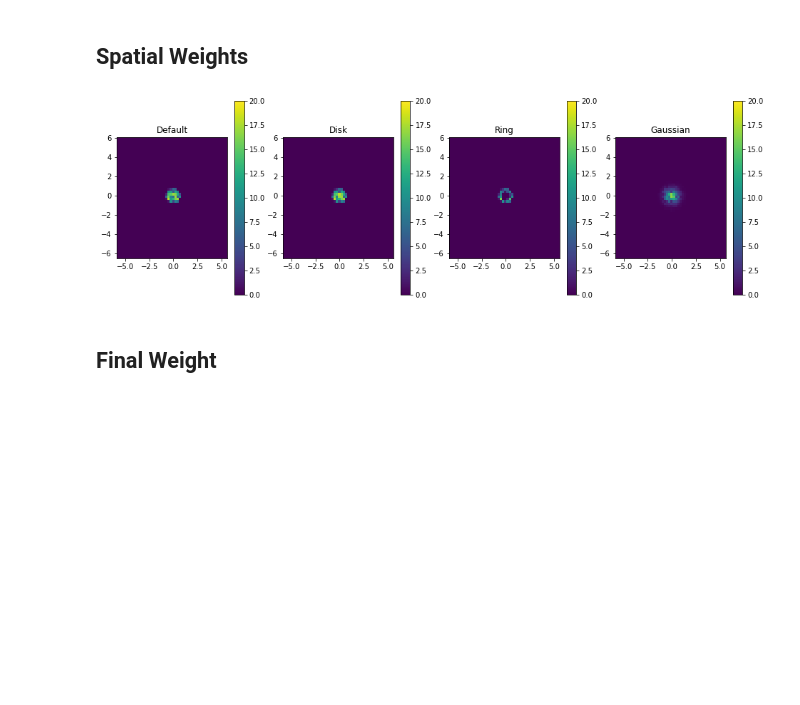
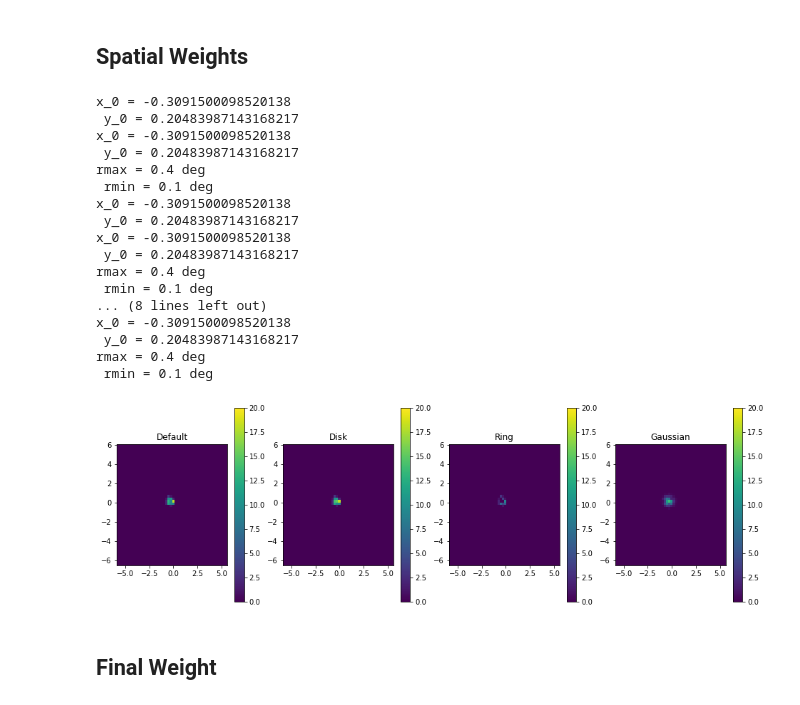
Before and after one commit to cta-observatory/srcsim, a Jupyter notebook: Plot.ipynb, the cells around one changed output. Cells and saved outputs as stored; diff of their text form; code cells hidden in the pictures; blank space fills up the shorter version.

```diff
--- a/Plot.ipynb
+++ b/Plot.ipynb
@@ -21,8 +21,12 @@ obs = observation(sim, src)
 ## Spatial Weights
 # %%
 src_disk = source_object(shape="disk")
-src_ring = source_object(rmin = 0.5)
-src_gauss = source_object(shape="gaussian")
+src_gauss = source_object(shape="gauss")
+src_ring = source_object(rmin=0.3*u.deg)
+
+obs_disk = observation(sim, src_disk)
+obs_gauss = observation(sim, src_gauss)
+obs_ring = observation(sim, src_ring)
 # %%
 plt.figure(figsize=(16, 5))
 plt.subplot(141, aspect='equal')
@@ -30,7 +34,7 @@ plt.hist2d(
     sim.cam_x.to('deg').value,
     sim.cam_y.to('deg').value,
     bins=50,
-    weights= src.spatial_weights(sim.cam_x,sim.cam_y),
+    weights= obs.spatial_weights(sim.cam_x, sim.cam_y),
     vmax=20
 )
 plt.title('Default')
@@ -39,37 +43,54 @@ plt.colorbar();
 plt.subplot(142, aspect='equal')
 plt.hist2d(
     sim.cam_x.to('deg').value,
     sim.cam_y.to('deg').value,
     bins=50,
-    weights= src_disk.spatial_weights(sim.cam_x,sim.cam_y),
+    weights= obs_disk.spatial_weights(sim.cam_x, sim.cam_y),
     vmax=20
 )
 plt.title('Disk')
 plt.colorbar();
 
 plt.subplot(143, aspect='equal')
 plt.hist2d(
     sim.cam_x.to('deg').value,
     sim.cam_y.to('deg').value,
     bins=50,
-    weights= src_ring.spatial_weights(sim.cam_x,sim.cam_y),
+    weights= obs_ring.spatial_weights(sim.cam_x, sim.cam_y),
     vmax=20
 )
 plt.title('Ring')
 plt.colorbar();
 
 plt.subplot(144, aspect='equal')
 plt.hist2d(
     sim.cam_x.to('deg').value,
     sim.cam_y.to('deg').value,
     bins=50,
-    weights= src_gauss.spatial_weights(sim.cam_x,sim.cam_y),
+    weights= obs_gauss.spatial_weights(sim.cam_x, sim.cam_y),
     vmax=20
 )
 plt.title('Gaussian')
 plt.colorbar();
 # %% [output]
+x_0 = -0.3091500098520138
+ y_0 = 0.20483987143168217
+x_0 = -0.3091500098520138
+ y_0 = 0.20483987143168217
+rmax = 0.4 deg
+ rmin = 0.1 deg
+x_0 = -0.3091500098520138
+ y_0 = 0.20483987143168217
+x_0 = -0.3091500098520138
+ y_0 = 0.20483987143168217
+rmax = 0.4 deg
+ rmin = 0.1 deg
+... (8 lines left out)
+x_0 = -0.3091500098520138
+ y_0 = 0.20483987143168217
+rmax = 0.4 deg
+ rmin = 0.1 deg
-[figure, old version]
+[figure, new version]
 # %% [markdown]
 ## Final Weight
 # %%
```
Also changed, not shown: parts of 9 cells of this notebook, 3 other files.
